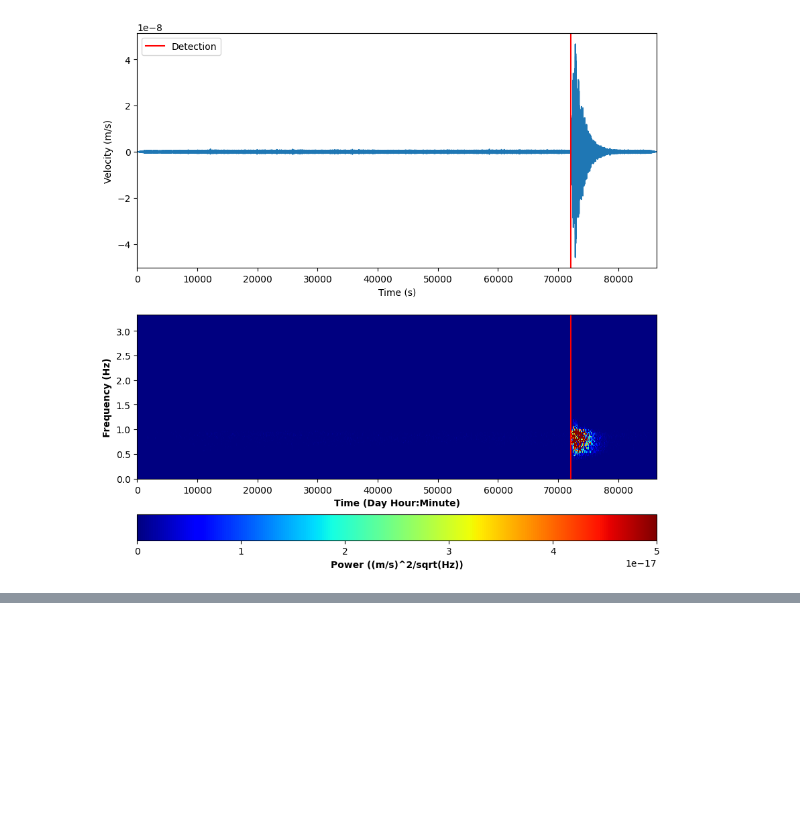
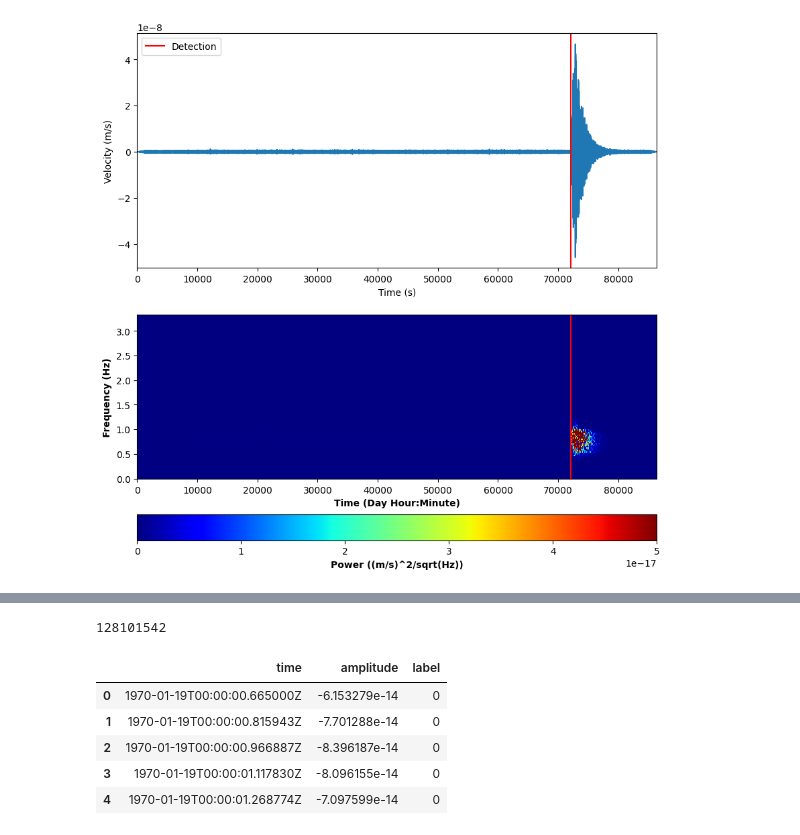
Before and after one commit to eoin-cr/nasa-hackathon, a Jupyter notebook: live_notebook.ipynb, the cells around one changed output, grey strips where cells are left out. Drawn from its saved outputs; the diff is of its cells as text; code cells hidden in the pictures; blank space fills up the shorter version.

```diff
--- a/live_notebook.ipynb
+++ b/live_notebook.ipynb
@@ -404,0 +305,5 @@ As you can see from the output list, some of the earthquakes don't record any ea
+# %%
+cat_directory = './data/lunar/training/catalogs/'
+cat_file = cat_directory + 'apollo12_catalog_GradeA_final.csv'
+cat = pd.read_csv(cat_file)
+cat
@@ -404,0 +433,13 @@ As you can see from the output list, some of the earthquakes don't record any ea
+# %%
+final_dataset.size
+# %% [output]
+128101542
+# %%
+final_dataset.head()
+# %% [output]
+|  | time | amplitude | label |
+| 0 | 1970-01-19T00:00:00.665000Z | -6.153279e-14 | 0 |
+| 1 | 1970-01-19T00:00:00.815943Z | -7.701288e-14 | 0 |
+| 2 | 1970-01-19T00:00:00.966887Z | -8.396187e-14 | 0 |
+| 3 | 1970-01-19T00:00:01.117830Z | -8.096155e-14 | 0 |
+| 4 | 1970-01-19T00:00:01.268774Z | -7.097599e-14 | 0 |
```
Also changed, not shown: parts of 24 cells of this notebook, 1 other file.
